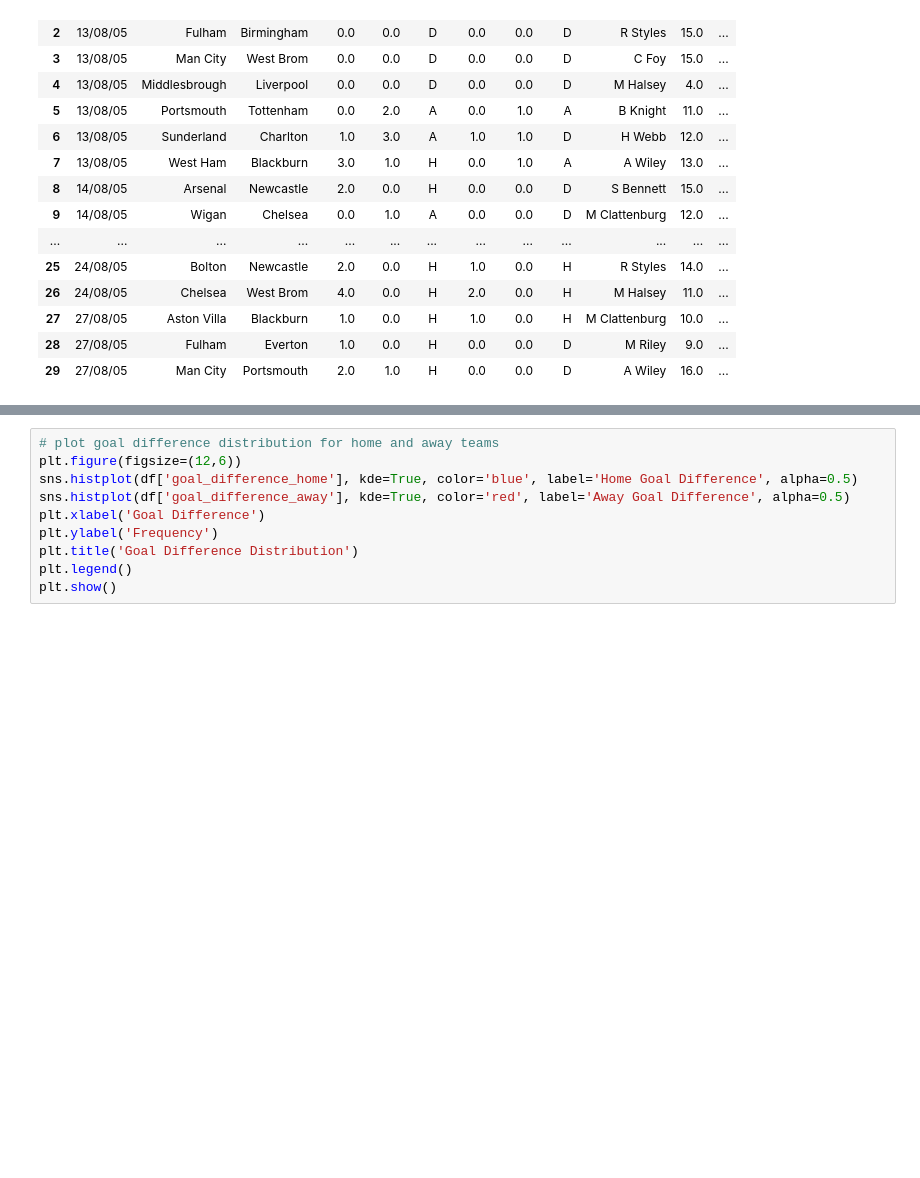
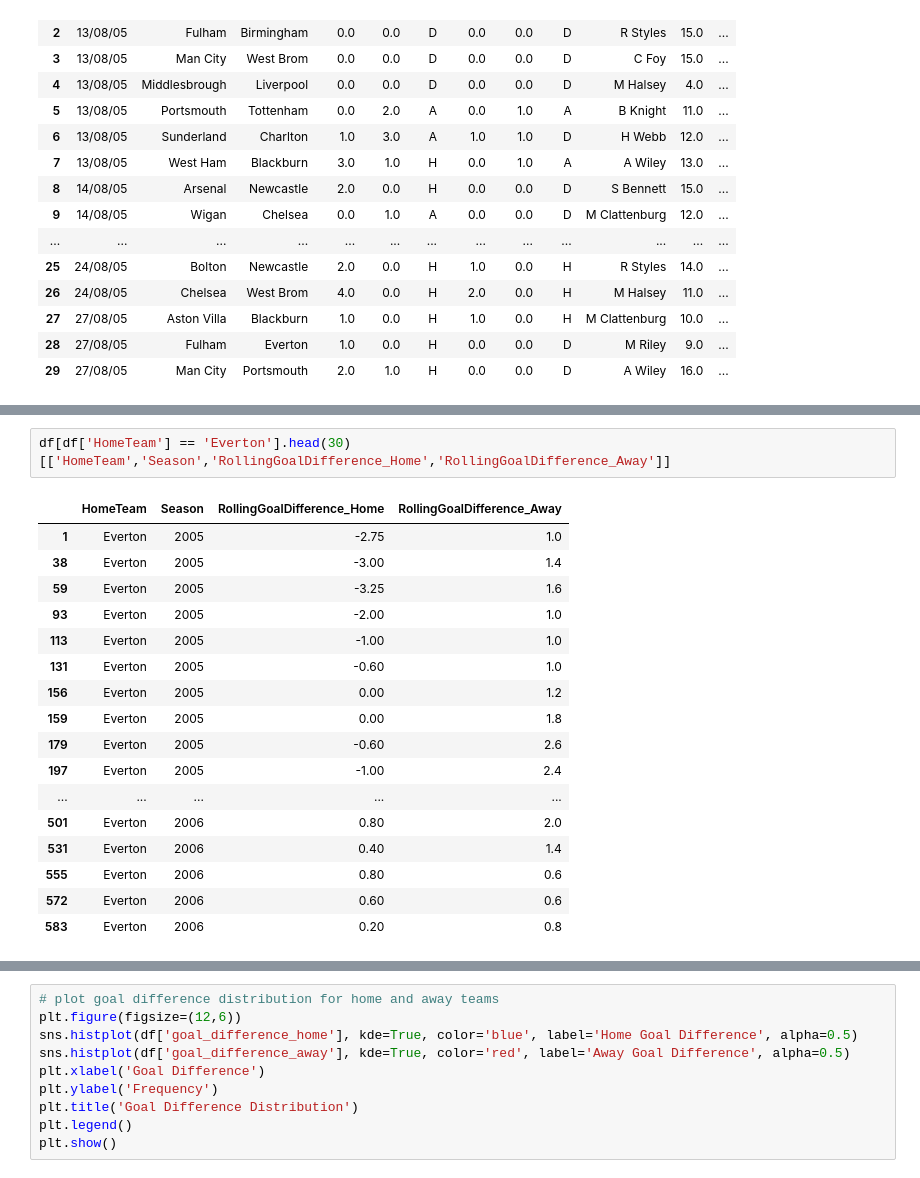
Before and after one commit to RuiFSP/Premier-League-Football, a Jupyter notebook: notebooks/02-data-preparation.ipynb, the cells around one changed output, grey strips where cells are left out. Cells and saved outputs as stored; diff of their text form; blank space fills up the shorter version.

```diff
--- a/notebooks/02-data-cleaning.ipynb
+++ b/notebooks/02-data-preparation.ipynb
@@ -109,3 +226,23 @@ ValueError: unconverted data remains when parsing with format "%d/%m/%y": "15",
+# %%
+df[df['HomeTeam'] == 'Everton'].head(30)[['HomeTeam','Season','RollingGoalDifference_Home','RollingGoalDifference_Away']]
+# %% [output]
+|  | HomeTeam | Season | RollingGoalDifference_Home | RollingGoalDifference_Away |
+| 1 | Everton | 2005 | -2.75 | 1.0 |
+| 38 | Everton | 2005 | -3.00 | 1.4 |
+| 59 | Everton | 2005 | -3.25 | 1.6 |
+| 93 | Everton | 2005 | -2.00 | 1.0 |
+| 113 | Everton | 2005 | -1.00 | 1.0 |
+| 131 | Everton | 2005 | -0.60 | 1.0 |
+| 156 | Everton | 2005 | 0.00 | 1.2 |
+| 159 | Everton | 2005 | 0.00 | 1.8 |
+| 179 | Everton | 2005 | -0.60 | 2.6 |
+| 197 | Everton | 2005 | -1.00 | 2.4 |
+| ... | ... | ... | ... | ... |
+| 501 | Everton | 2006 | 0.80 | 2.0 |
+| 531 | Everton | 2006 | 0.40 | 1.4 |
+| 555 | Everton | 2006 | 0.80 | 0.6 |
+| 572 | Everton | 2006 | 0.60 | 0.6 |
+| 583 | Everton | 2006 | 0.20 | 0.8 |
 # %%
 df.head()
 # %% [output]
```
Also changed, not shown: parts of 21 cells of this notebook, 4 other files.
